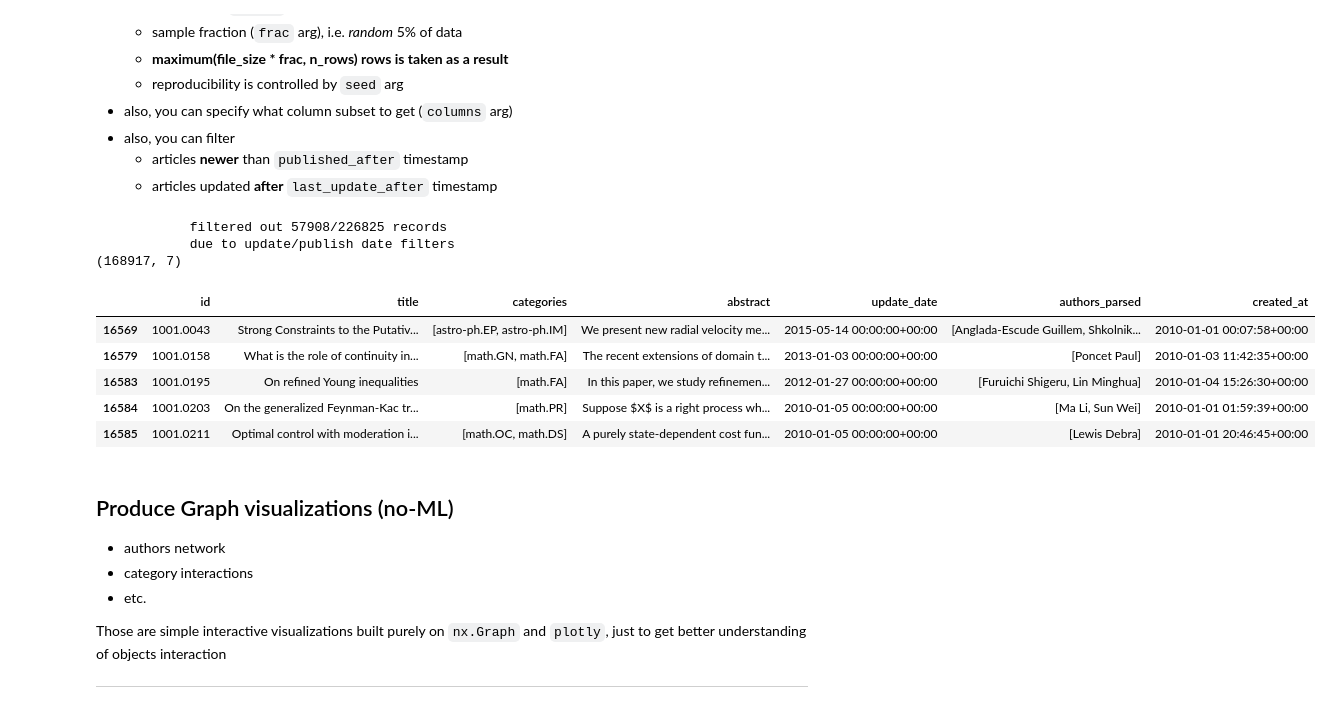
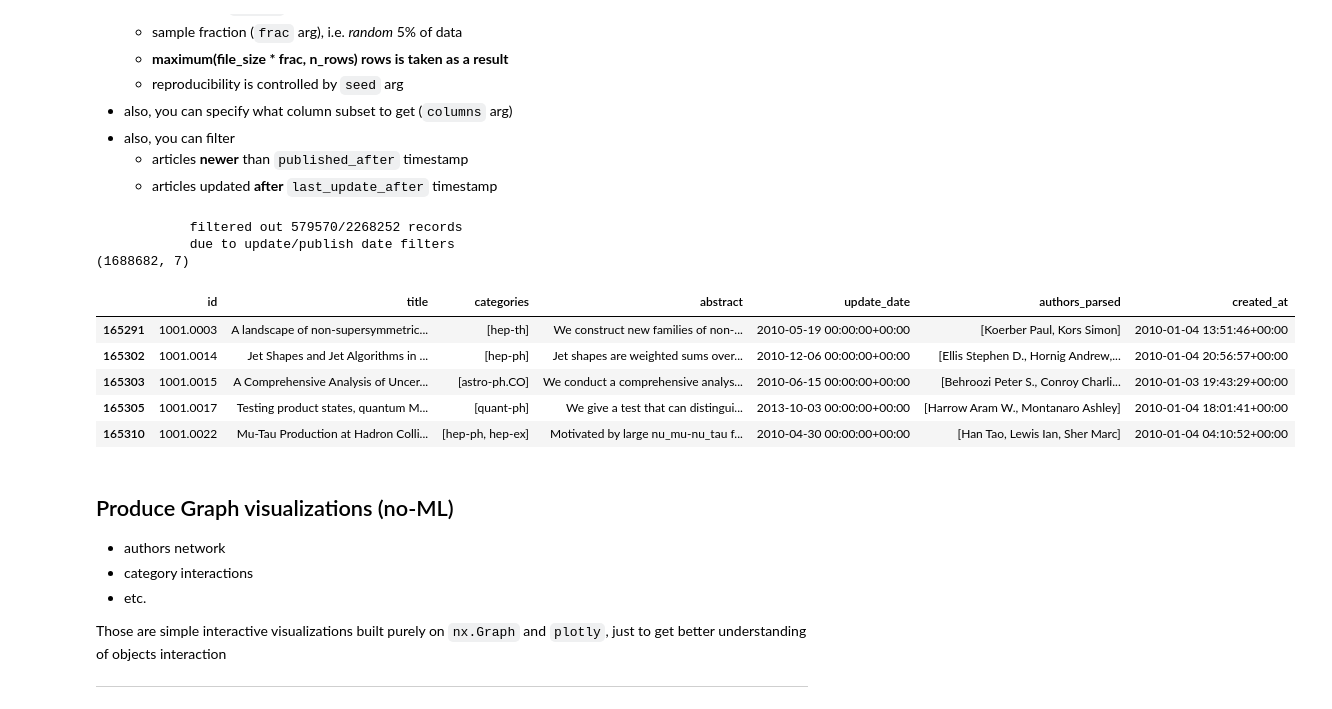
Before and after one commit to Abhaygoya/arxivAnalysis, a Jupyter notebook: arxiv-exploring-spatial-structure.ipynb, the cells around one changed output. Saved outputs shown, nothing was run; the diff lists cells and outputs as text; code cells hidden in the pictures.

```diff
--- a/arxiv-exploring-spatial-structure.ipynb
+++ b/arxiv-exploring-spatial-structure.ipynb
@@ -208,7 +193,6 @@ def get_sampled_data(
     published_after: Optional[str] = None,
     random_state: int = 42,
 ) -> pd.DataFrame:
-    """TODO: add docstring"""
 
     # get # of records
     with open(data_path, 'r') as fp:
@@ -285,6 +269,7 @@ def get_sampled_data(
 
     return df
 # %%
+##Input data obtained from Kaggle: https://www.kaggle.com/datasets/Cornell-University/arxiv
 data_path = 'data/arxiv-metadata-oai-snapshot.json'
 columns_to_get = [
     'id',
@@ -295,41 +280,41 @@ columns_to_get = [
     'versions',
     'update_date',
     'authors_parsed',
 ]
 
 last_update_after = None
 published_after = '2010-01-01'
-frac = .1 # reduce to speed-up and to lower RAM consumption
+frac = 1. # reduce to speed-up and to lower RAM consumption
 n_rows = 1
 seed = 42
 
 df = get_sampled_data(
     data_path=data_path,
     # rows to get = max of two
     frac=frac,
     n_rows=n_rows,
     columns=columns_to_get,
     published_after=published_after,
     last_update_after=last_update_after,
     random_state=seed,
 )
 df['authors_parsed'] = df['authors_parsed'].apply(lambda x: [' '.join(a).strip() for a in x])
 df['categories'] = df['categories'].str.split('\s+')
 
 print(df.shape)
 
 # check sample data
 df.head()
 # %% [output]
-            filtered out 57908/226825 records
+            filtered out 579570/2268252 records
             due to update/publish date filters
-(168917, 7)
+(1688682, 7)
 |  | id | title | categories | abstract | update_date | authors_parsed | created_at |
-| 16569 | 1001.0043 | Strong Constraints to the Putativ... | [astro-ph.EP, astro-ph.IM] | We present new radial velocity me... | 2015-05-14 00:00:00+00:00 | [Anglada-Escude Guillem, Shkolnik... | 2010-01-01 00:07:58+00:00 |
-| 16579 | 1001.0158 | What is the role of continuity in... | [math.GN, math.FA] | The recent extensions of domain t... | 2013-01-03 00:00:00+00:00 | [Poncet Paul] | 2010-01-03 11:42:35+00:00 |
-| 16583 | 1001.0195 | On refined Young inequalities | [math.FA] | In this paper, we study refinemen... | 2012-01-27 00:00:00+00:00 | [Furuichi Shigeru, Lin Minghua] | 2010-01-04 15:26:30+00:00 |
-| 16584 | 1001.0203 | On the generalized Feynman-Kac tr... | [math.PR] | Suppose $X$ is a right process wh... | 2010-01-05 00:00:00+00:00 | [Ma Li, Sun Wei] | 2010-01-01 01:59:39+00:00 |
-| 16585 | 1001.0211 | Optimal control with moderation i... | [math.OC, math.DS] | A purely state-dependent cost fun... | 2010-01-05 00:00:00+00:00 | [Lewis Debra] | 2010-01-01 20:46:45+00:00 |
+| 165291 | 1001.0003 | A landscape of non-supersymmetric... | [hep-th] | We construct new families of non-... | 2010-05-19 00:00:00+00:00 | [Koerber Paul, Kors Simon] | 2010-01-04 13:51:46+00:00 |
+| 165302 | 1001.0014 | Jet Shapes and Jet Algorithms in ... | [hep-ph] | Jet shapes are weighted sums over... | 2010-12-06 00:00:00+00:00 | [Ellis Stephen D., Hornig Andrew,... | 2010-01-04 20:56:57+00:00 |
+| 165303 | 1001.0015 | A Comprehensive Analysis of Uncer... | [astro-ph.CO] | We conduct a comprehensive analys... | 2010-06-15 00:00:00+00:00 | [Behroozi Peter S., Conroy Charli... | 2010-01-03 19:43:29+00:00 |
+| 165305 | 1001.0017 | Testing product states, quantum M... | [quant-ph] | We give a test that can distingui... | 2013-10-03 00:00:00+00:00 | [Harrow Aram W., Montanaro Ashley] | 2010-01-04 18:01:41+00:00 |
+| 165310 | 1001.0022 | Mu-Tau Production at Hadron Colli... | [hep-ph, hep-ex] | Motivated by large nu_mu-nu_tau f... | 2010-04-30 00:00:00+00:00 | [Han Tao, Lewis Ian, Sher Marc] | 2010-01-04 04:10:52+00:00 |
 # %% [markdown]
 ## Produce Graph visualizations (no-ML)
 - authors network
```
Also changed, not shown: parts of 11 cells of this notebook.
